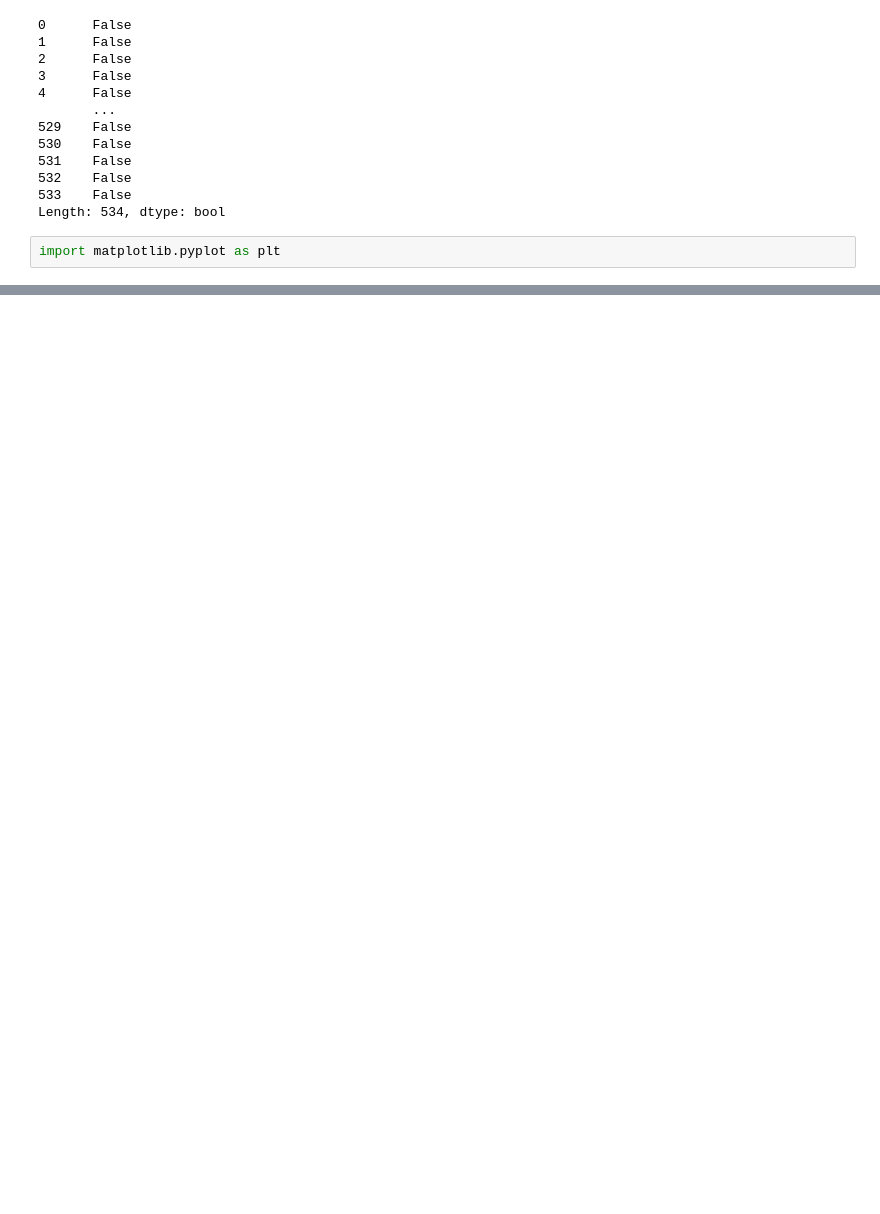
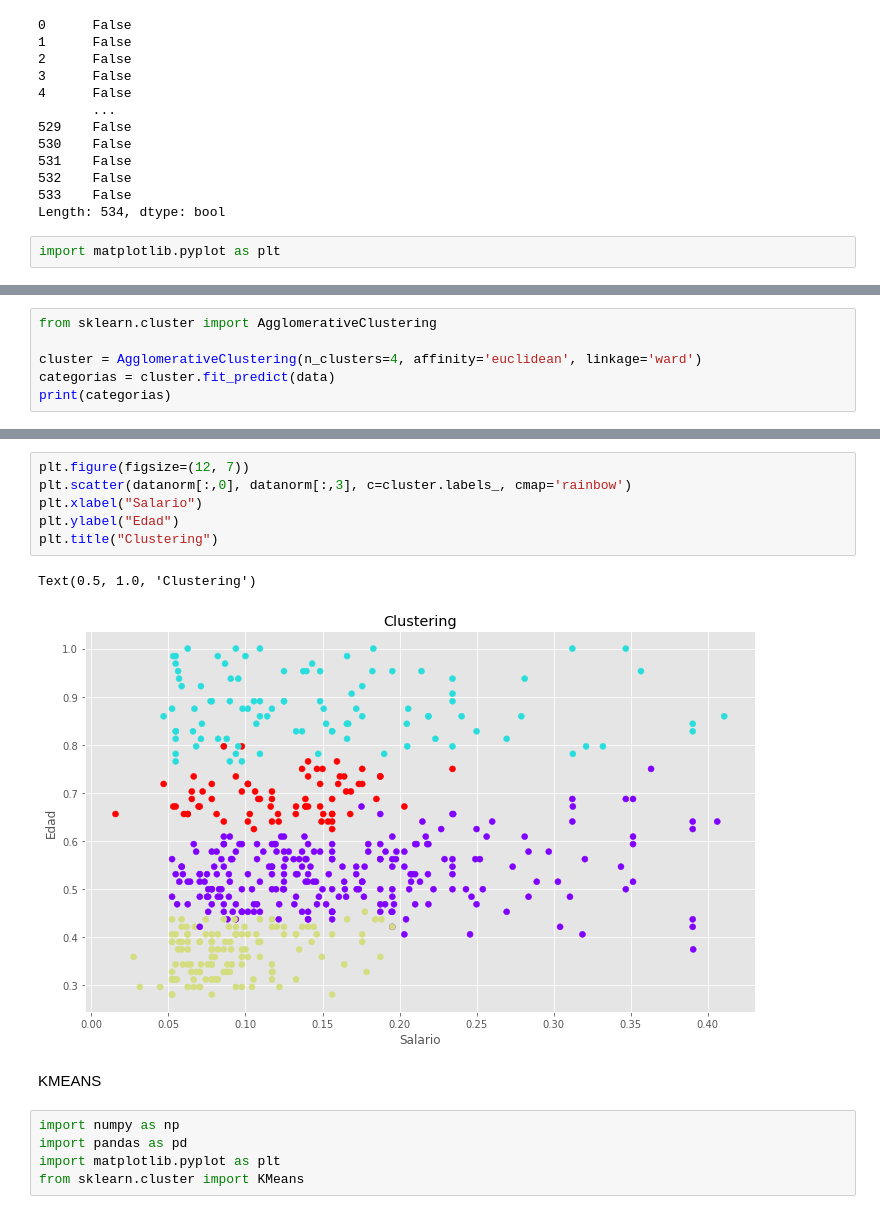
Before and after one commit to MauriDeluca/pandas, a Jupyter notebook: calentamiento.ipynb, the cells around one changed output, grey strips where cells are left out. Cells and saved outputs as stored; diff of their text form; blank space fills up the shorter version.

```diff
--- a/calentamiento.ipynb
+++ b/calentamiento.ipynb
@@ -161,0 +207,6 @@ def outliers(df):
+# %%
+from sklearn.cluster import AgglomerativeClustering
+
+cluster = AgglomerativeClustering(n_clusters=4, affinity='euclidean', linkage='ward')
+categorias = cluster.fit_predict(data)
+print(categorias)
@@ -161,0 +247,16 @@ def outliers(df):
+# %%
+plt.figure(figsize=(12, 7))
+plt.scatter(datanorm[:,0], datanorm[:,3], c=cluster.labels_, cmap='rainbow')
+plt.xlabel("Salario")
+plt.ylabel("Edad")
+plt.title("Clustering")
+# %% [output]
+Text(0.5, 1.0, 'Clustering')
+[figure, added]
+# %% [markdown]
+KMEANS
+# %%
+import numpy as np
+import pandas as pd
+import matplotlib.pyplot as plt
+from sklearn.cluster import KMeans
```
Also changed, not shown: parts of 45 cells of this notebook.
